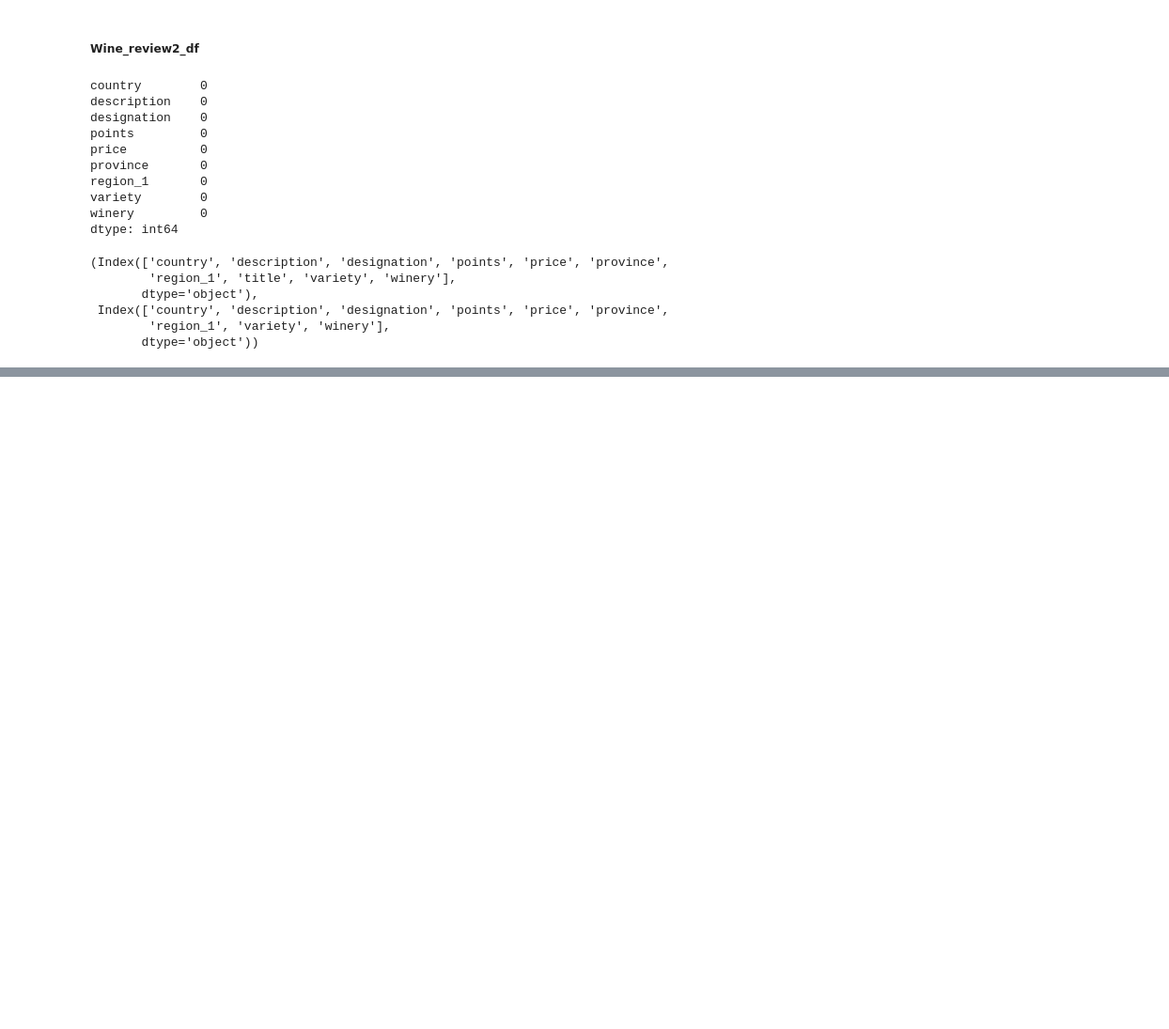
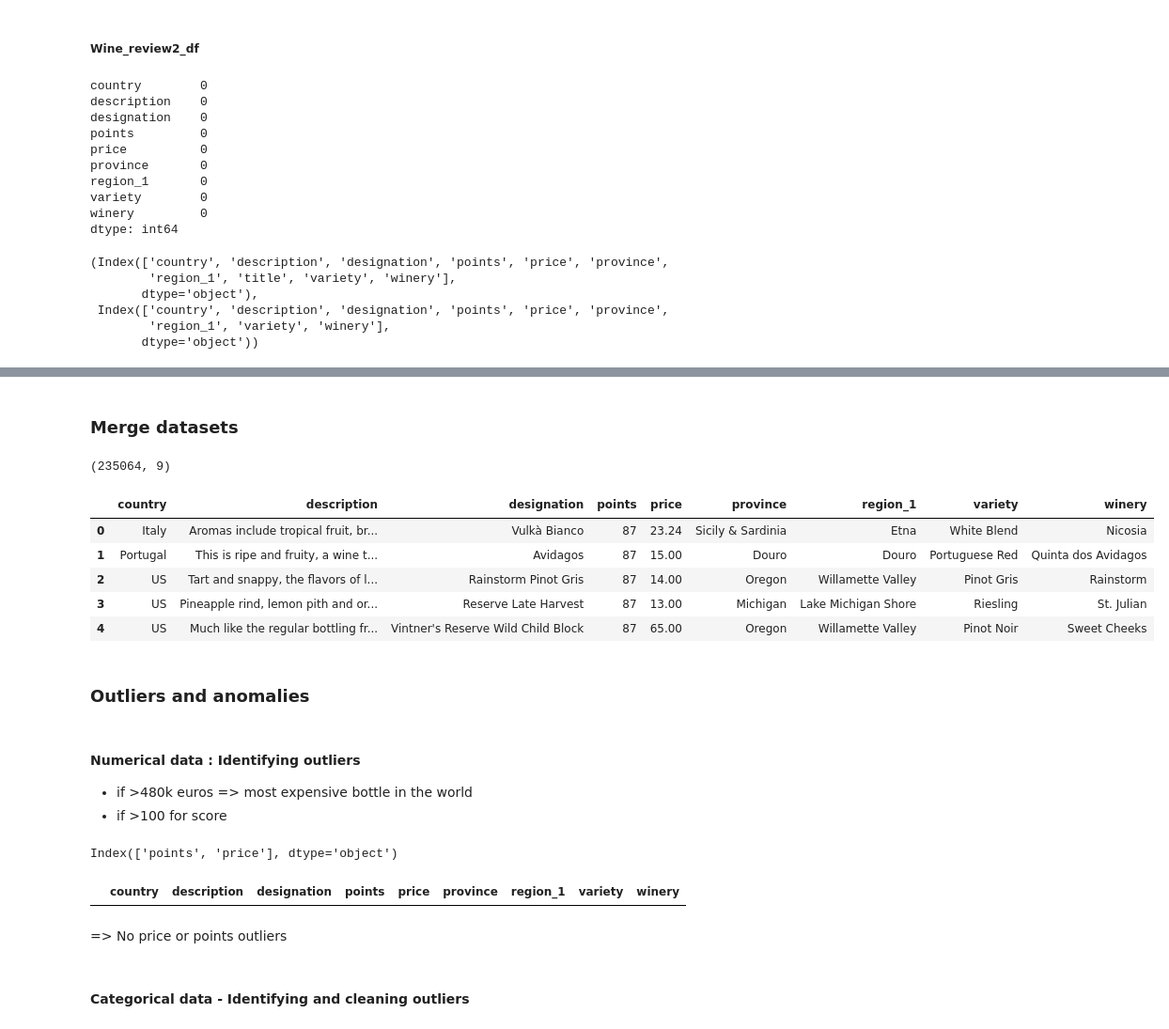
Before and after one commit to sabrinaauger/wino, a Jupyter notebook: notebooks/Wine Reviews.ipynb, the cells around one changed output, grey strips where cells are left out. Shown at 94% size. Saved outputs shown, nothing was run; the diff lists cells and outputs as text; code cells hidden in the pictures; blank space fills up the shorter version.

Commit message:
Outliers numerical data cleaned

```diff
--- a/notebooks/Wine Reviews.ipynb
+++ b/notebooks/Wine Reviews.ipynb
@@ -462,0 +491,32 @@ wine_review2_df
+# %% [markdown]
+### Merge datasets
+# %%
+wine_reviews_df=pd.concat([wine_review1_df, wine_review2_df])
+# %%
+wine_reviews_df.shape
+# %% [output]
+(235064, 9)
+# %%
+wine_reviews_df.isna().sum()
+wine_reviews_df.head()
+# %% [output]
+|  | country | description | designation | points | price | province | region_1 | variety | winery |
+| 0 | Italy | Aromas include tropical fruit, br... | Vulkà Bianco | 87 | 23.24 | Sicily & Sardinia | Etna | White Blend | Nicosia |
+| 1 | Portugal | This is ripe and fruity, a wine t... | Avidagos | 87 | 15.00 | Douro | Douro | Portuguese Red | Quinta dos Avidagos |
+| 2 | US | Tart and snappy, the flavors of l... | Rainstorm Pinot Gris | 87 | 14.00 | Oregon | Willamette Valley | Pinot Gris | Rainstorm |
+| 3 | US | Pineapple rind, lemon pith and or... | Reserve Late Harvest | 87 | 13.00 | Michigan | Lake Michigan Shore | Riesling | St. Julian |
+| 4 | US | Much like the regular bottling fr... | Vintner's Reserve Wild Child Block | 87 | 65.00 | Oregon | Willamette Valley | Pinot Noir | Sweet Cheeks |
+# %% [markdown]
+###  Outliers and anomalies
+# %% [markdown]
+####  Numerical data : Identifying outliers
+- if >480k euros => most expensive bottle in the world
+- if >100 for score
+# %%
+from scipy import stats
+
+# Assuming df is your DataFrame
+numerical_columns = wine_reviews_df.select_dtypes(include=['float64', 'int64']).columns
+numerical_columns
+# %% [output]
+Index(['points', 'price'], dtype='object')
@@ -462,0 +529,11 @@ wine_review2_df
+# %%
+#Displaying the outliers
+outliers_point
+outliers_price
+#No price or points outliers
+# %% [output]
+|  | country | description | designation | points | price | province | region_1 | variety | winery |
+# %% [markdown]
+=> No price or points outliers
+# %% [markdown]
+#### Categorical data - Identifying and cleaning outliers
```
Also changed, not shown: parts of 8 cells of this notebook.
